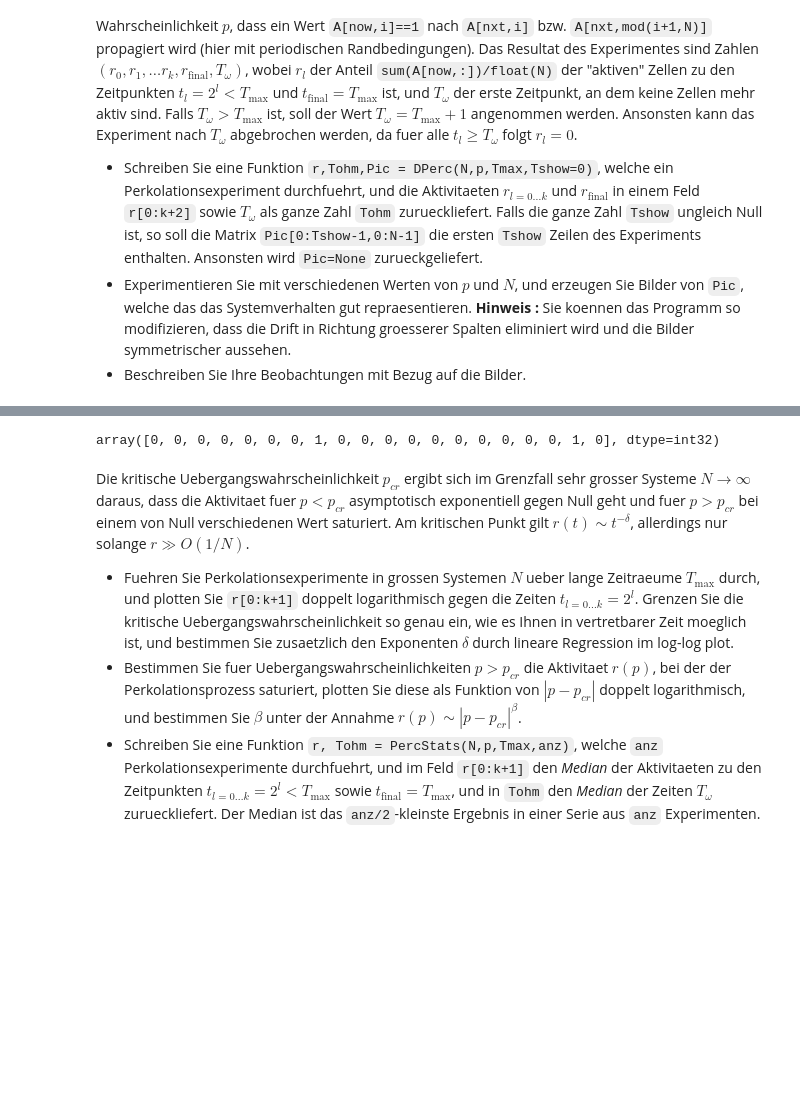
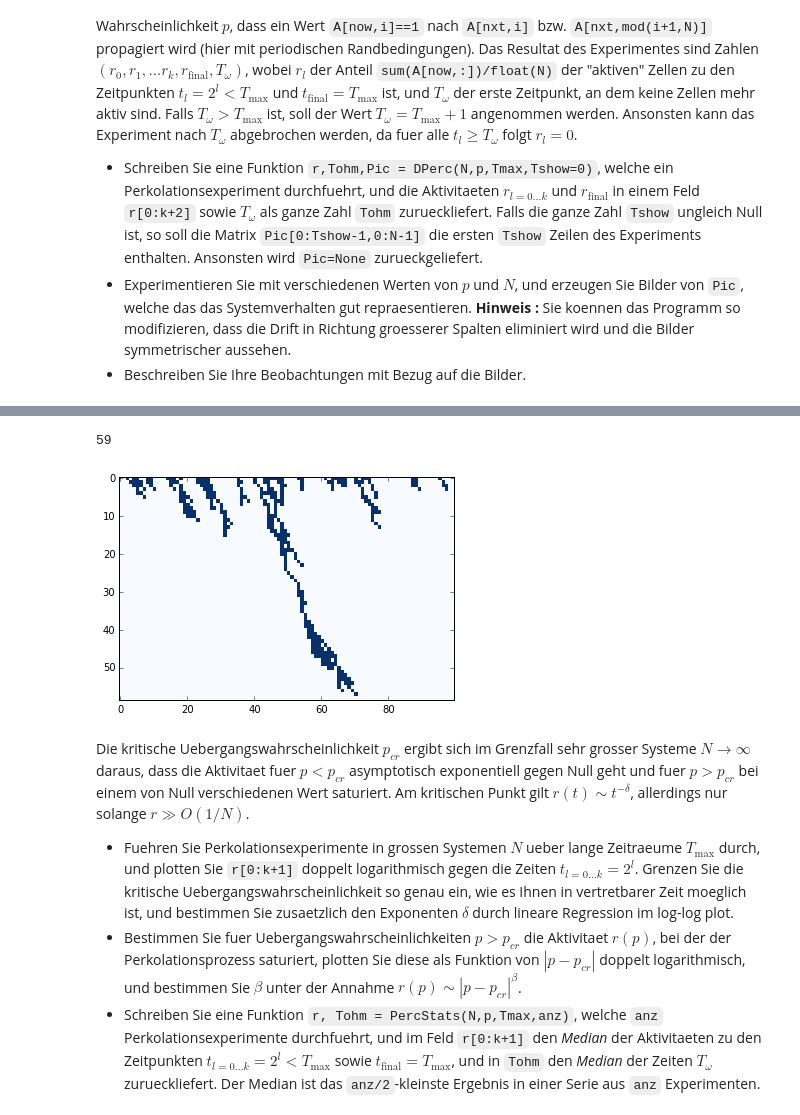
Before and after one commit to KlausMau/Perkolation, a Jupyter notebook: main_body/project_main.ipynb, the cells around one changed output, grey strips where cells are left out. Saved outputs shown, nothing was run; the diff lists cells and outputs as text; code cells hidden in the pictures; blank space fills up the shorter version.

```diff
--- a/main_body/project_main.ipynb
+++ b/main_body/project_main.ipynb
@@ -70,14 +87,32 @@ py.show()
 # %%
-l=20
+l=100
+p=0.5
+test_len=100
+
 id=[i for i in range(0,l-1)]
 idr=[l-1]
 idr.extend(id)
 
 A=(np.random.rand(l)<p).astype(np.int)
+counter=0
+L = []
+while sum(A)>0 and counter<20000:
 
-update(A,p=0.1)
+    #print(A)
+
+    A=update(A,idr,p=p)
+    L.append(A)
+
+    counter +=1
+
+
+
+
+py.imshow(L, interpolation= "nearest", aspect = "auto", cmap = "Blues" )
+print(counter)
 # %% [output]
-array([0, 0, 0, 0, 0, 0, 0, 1, 0, 0, 0, 0, 0, 0, 0, 0, 0, 0, 1, 0], dtype=int32)
+59
+[figure, added]
 # %% [markdown]
 Die kritische Uebergangswahrscheinlichkeit $p_{cr}$ ergibt sich im Grenzfall sehr grosser Systeme $N\to\infty$ daraus, dass die Aktivitaet fuer $p<p_{cr}$ asymptotisch exponentiell gegen Null geht und fuer $p>p_{cr}$ bei einem von Null verschiedenen Wert saturiert. Am kritischen Punkt gilt $r(t)\sim t^{-\delta}$, allerdings nur solange $r\gg O(1/N)$.
 
```
Also changed, not shown: parts of 4 cells of this notebook.
